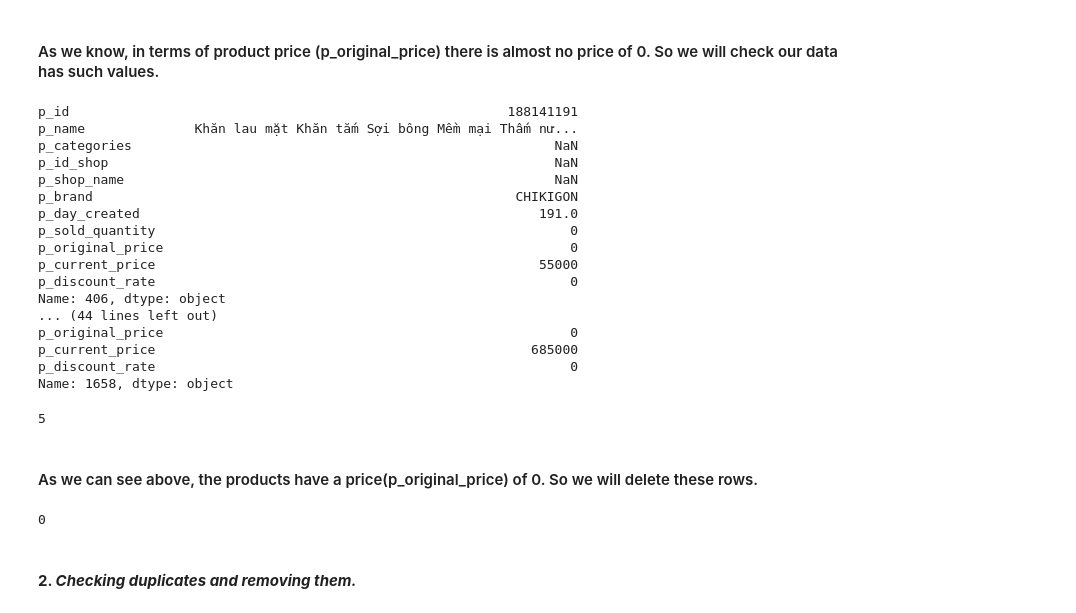
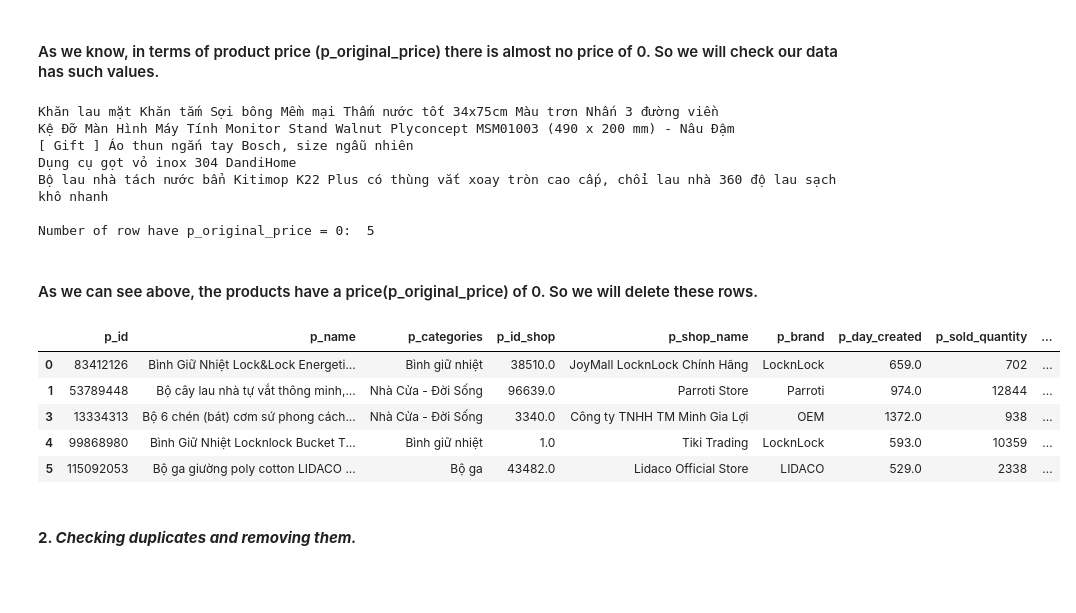
Before and after one commit to TienDat57/IntroductionToDataScience, a Jupyter notebook: src/data/preprocess_data/index.ipynb, the cells around one changed output. Saved outputs shown, nothing was run; the diff lists cells and outputs as text; code cells hidden in the pictures; blank space fills up the shorter version.

```diff
--- a/src/data/preprocess_data/index.ipynb
+++ b/src/data/preprocess_data/index.ipynb
@@ -188,43 +188,29 @@ count = 0
 for x in tiki_data.index:
   if tiki_data.loc[x, "p_original_price"] == 0:
     count += 1
-    print(tiki_data.loc[x, :])
+    print(tiki_data.loc[x, "p_name"])
 
-count
+print('\nNumber of row have p_original_price = 0: ', count)
 # %% [output]
-p_id                                                        188141191
-p_name              Khăn lau mặt Khăn tắm Sợi bông Mềm mại Thấm nư...
-p_categories                                                      NaN
-p_id_shop                                                         NaN
-p_shop_name                                                       NaN
-p_brand                                                      CHIKIGON
-p_day_created                                                   191.0
-p_sold_quantity                                                     0
-p_original_price                                                    0
-p_current_price                                                 55000
-p_discount_rate                                                     0
-Name: 406, dtype: object
-... (44 lines left out)
-p_original_price                                                    0
-p_current_price                                                685000
-p_discount_rate                                                     0
-Name: 1658, dtype: object
+Khăn lau mặt Khăn tắm Sợi bông Mềm mại Thấm nước tốt 34x75cm Màu trơn Nhấn 3 đường viền
+Kệ Đỡ Màn Hình Máy Tính Monitor Stand Walnut Plyconcept MSM01003 (490 x 200 mm) - Nâu Đậm
+[ Gift ] Áo thun ngắn tay Bosch, size ngẫu nhiên
+Dụng cụ gọt vỏ inox 304 DandiHome
+Bộ lau nhà tách nước bẩn Kitimop K22 Plus có thùng vắt xoay tròn cao cấp, chổi lau nhà 360 độ lau sạch khô nhanh
+
+Number of row have p_original_price = 0:  5
-5
 # %% [markdown]
 #### As we can see above, the products have a price(p_original_price) of 0. So we will delete these rows.
 # %%
 # drop row have p_original_price = 0
 tiki_data = tiki_data[tiki_data['p_original_price'] != 0]
+tiki_data.head()
+# %% [output]
+|  | p_id | p_name | p_categories | p_id_shop | p_shop_name | p_brand | p_day_created | p_sold_quantity | ... |
+| 0 | 83412126 | Bình Giữ Nhiệt Lock&Lock Energeti... | Bình giữ nhiệt | 38510.0 | JoyMall LocknLock Chính Hãng | LocknLock | 659.0 | 702 | ... |
+| 1 | 53789448 | Bộ cây lau nhà tự vắt thông minh,... | Nhà Cửa - Đời Sống | 96639.0 | Parroti Store | Parroti | 974.0 | 12844 | ... |
+| 3 | 13334313 | Bộ 6 chén (bát) cơm sứ phong cách... | Nhà Cửa - Đời Sống | 3340.0 | Công ty TNHH TM Minh Gia Lợi | OEM | 1372.0 | 938 | ... |
+| 4 | 99868980 | Bình Giữ Nhiệt Locknlock Bucket T... | Bình giữ nhiệt | 1.0 | Tiki Trading | LocknLock | 593.0 | 10359 | ... |
+| 5 | 115092053 | Bộ ga giường poly cotton LIDACO ... | Bộ ga | 43482.0 | Lidaco Official Store | LIDACO | 529.0 | 2338 | ... |
-# %%
-count = 0
-
-for x in tiki_data.index:
-  if tiki_data.loc[x, "p_original_price"] == 0:
-    count += 1
-    print(tiki_data.loc[x, :])
-
-count
-# %% [output]
-0
 # %% [markdown]
 #### <strong>2. <i>Checking duplicates and removing them.</i></strong>
```
Also changed, not shown: parts of 11 cells of this notebook, 4 other files.
